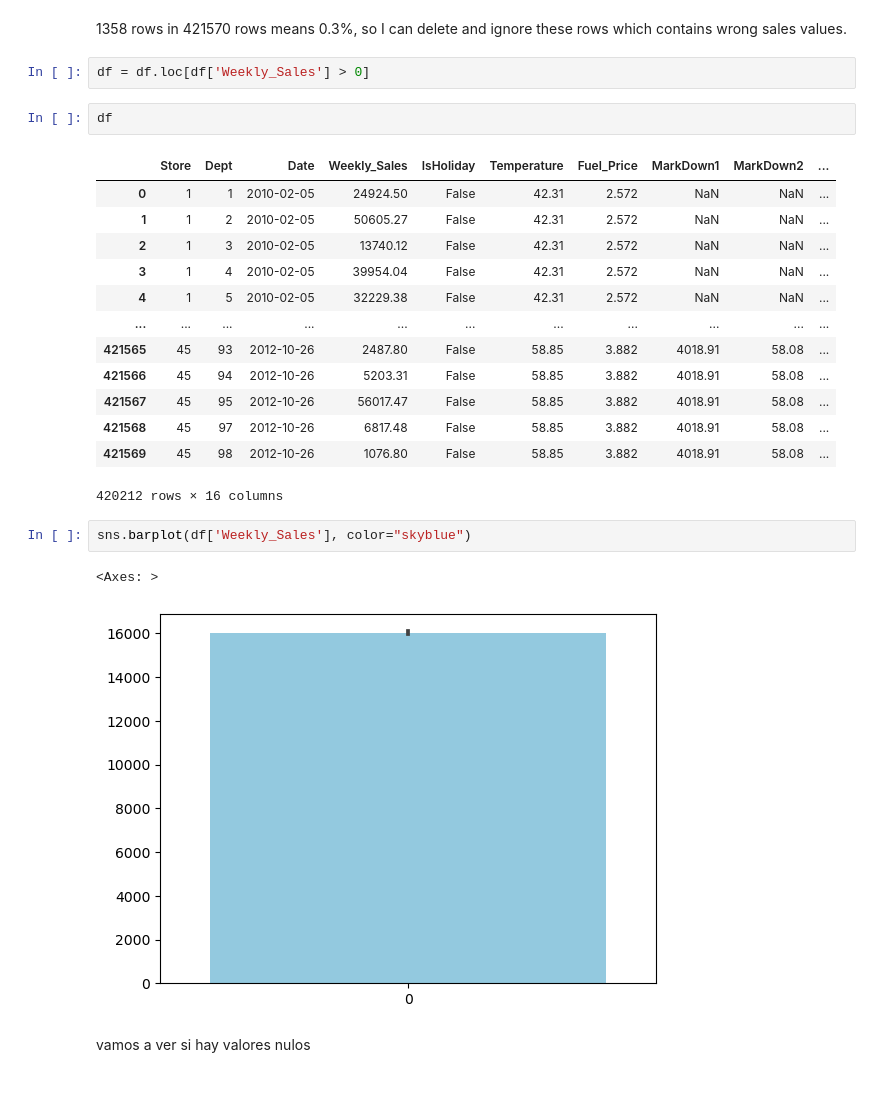
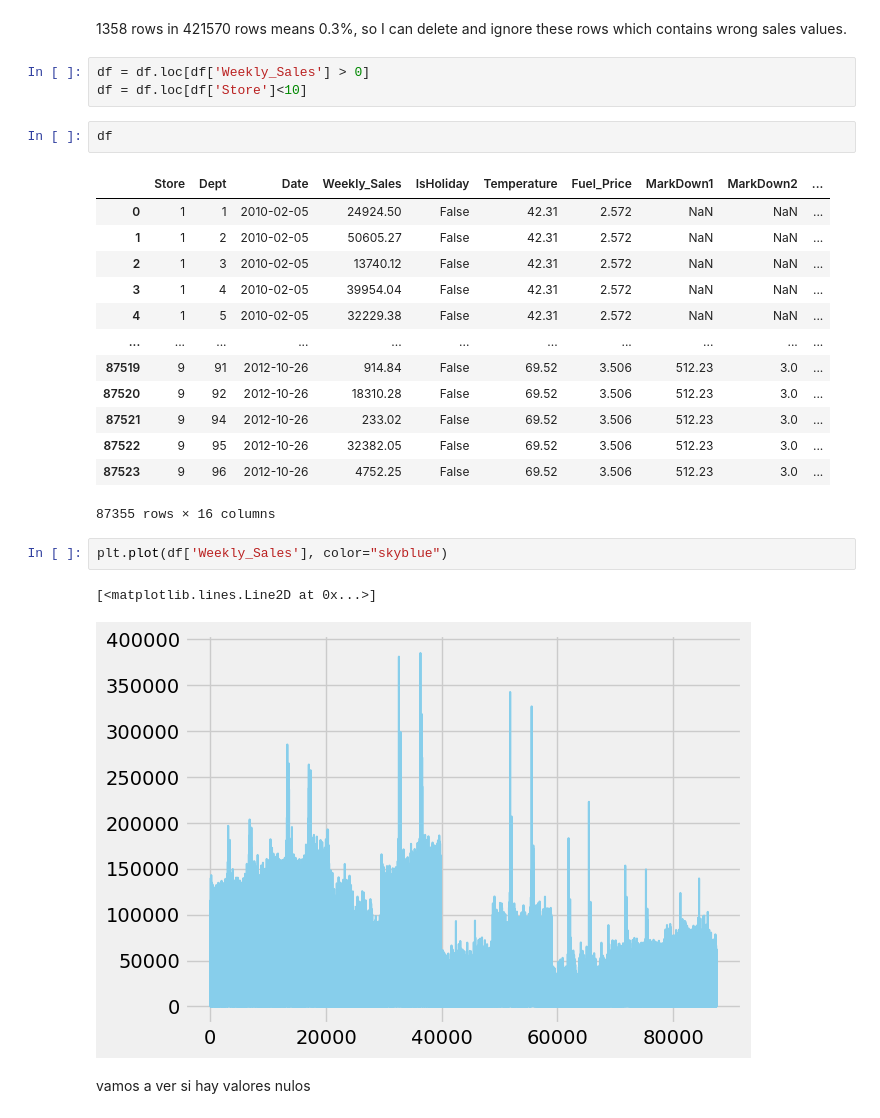
Before and after one commit to DiegoCollado27/walmart, a Jupyter notebook: main.ipynb, the cells around one changed output. Drawn from its saved outputs; the diff is of its cells as text; blank space fills up the shorter version.

```diff
--- a/main.ipynb
+++ b/main.ipynb
@@ -124,6 +124,7 @@ df.loc[df['Weekly_Sales']<=0]
 1358 rows in 421570 rows means 0.3%, so I can delete and ignore these rows which contains wrong sales values.
 # %%
 df = df.loc[df['Weekly_Sales'] > 0]
+df = df.loc[df['Store']<10]
 # %%
 df
 # %% [output]
@@ -134,17 +135,17 @@ df
 | 3 | 1 | 4 | 2010-02-05 | 39954.04 | False | 42.31 | 2.572 | NaN | NaN | ... |
 | 4 | 1 | 5 | 2010-02-05 | 32229.38 | False | 42.31 | 2.572 | NaN | NaN | ... |
 | ... | ... | ... | ... | ... | ... | ... | ... | ... | ... | ... |
-| 421565 | 45 | 93 | 2012-10-26 | 2487.80 | False | 58.85 | 3.882 | 4018.91 | 58.08 | ... |
-| 421566 | 45 | 94 | 2012-10-26 | 5203.31 | False | 58.85 | 3.882 | 4018.91 | 58.08 | ... |
-| 421567 | 45 | 95 | 2012-10-26 | 56017.47 | False | 58.85 | 3.882 | 4018.91 | 58.08 | ... |
-| 421568 | 45 | 97 | 2012-10-26 | 6817.48 | False | 58.85 | 3.882 | 4018.91 | 58.08 | ... |
-| 421569 | 45 | 98 | 2012-10-26 | 1076.80 | False | 58.85 | 3.882 | 4018.91 | 58.08 | ... |
+| 87519 | 9 | 91 | 2012-10-26 | 914.84 | False | 69.52 | 3.506 | 512.23 | 3.0 | ... |
+| 87520 | 9 | 92 | 2012-10-26 | 18310.28 | False | 69.52 | 3.506 | 512.23 | 3.0 | ... |
+| 87521 | 9 | 94 | 2012-10-26 | 233.02 | False | 69.52 | 3.506 | 512.23 | 3.0 | ... |
+| 87522 | 9 | 95 | 2012-10-26 | 32382.05 | False | 69.52 | 3.506 | 512.23 | 3.0 | ... |
+| 87523 | 9 | 96 | 2012-10-26 | 4752.25 | False | 69.52 | 3.506 | 512.23 | 3.0 | ... |
-420212 rows × 16 columns
+87355 rows × 16 columns
 # %%
-sns.barplot(df['Weekly_Sales'], color="skyblue")
+plt.plot(df['Weekly_Sales'], color="skyblue")
 # %% [output]
-<Axes: >
+[<matplotlib.lines.Line2D at 0x...>]
-[figure, old version]
+[figure, new version]
 # %% [markdown]
 vamos a ver si hay valores nulos
 # %%
```
Also changed, not shown: parts of 29 cells of this notebook.
